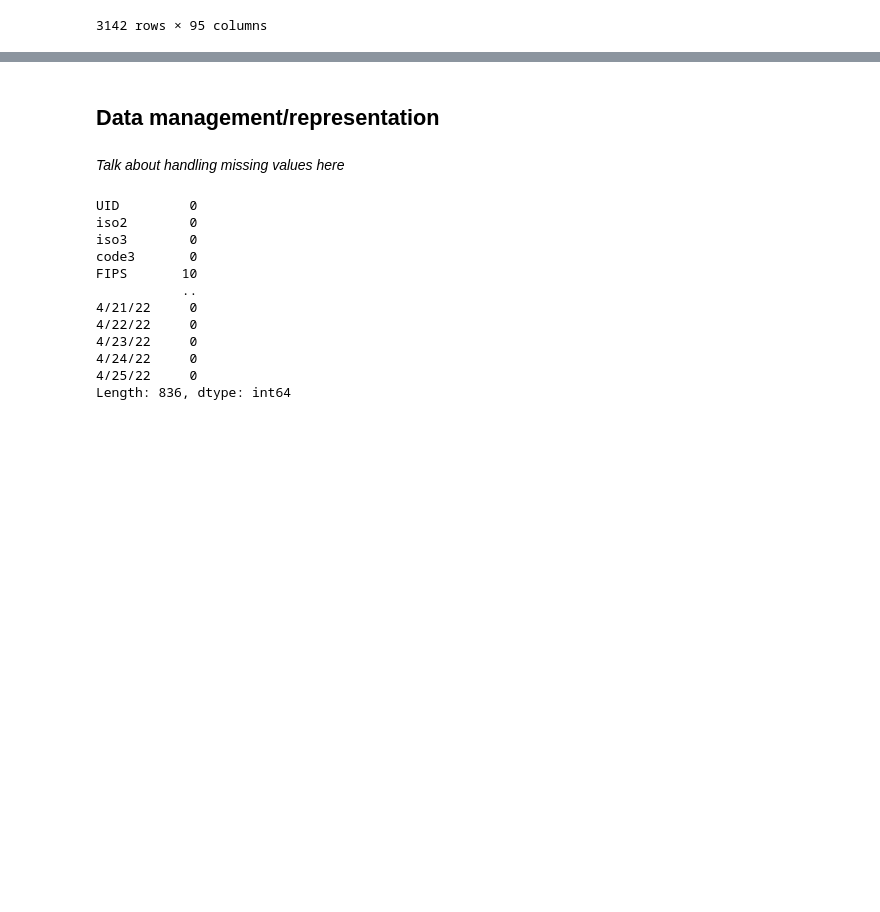
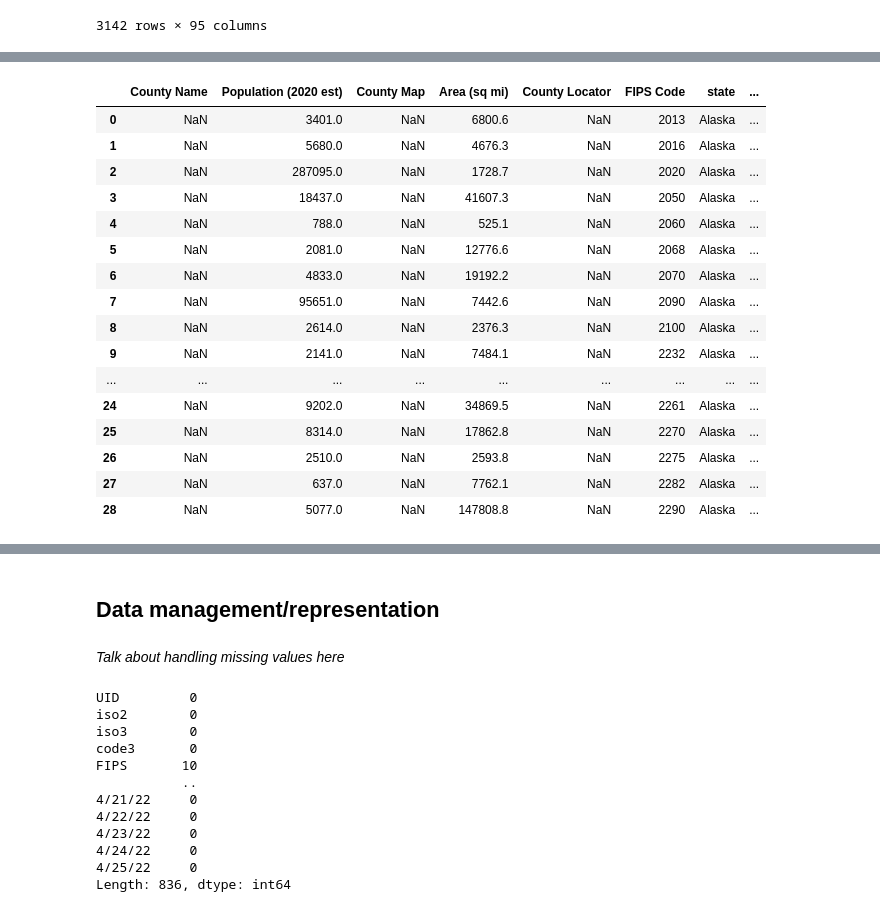
Before and after one commit to rwang0413/rwang4787.github.io, a Jupyter notebook: 320Final.ipynb, the cells around one changed output, grey strips where cells are left out. Drawn from its saved outputs; the diff is of its cells as text; code cells hidden in the pictures; blank space fills up the shorter version.

```diff
--- a/320Final.ipynb
+++ b/320Final.ipynb
@@ -56,0 +133,32 @@ counties
+# %%
+import requests
+from bs4 import BeautifulSoup
+
+# getting all state names
+state_names = np.unique(counties['state'])
+
+first = True
+
+county_area = None
+
+for state in state_names:
+    # Getting page contents and using bs4 to parse the data as HTML
+    param = "-".join(state.split(" "))
+    r = requests.get('https://gisgeography.com/' + param + '-county-map/')
+    root = BeautifulSoup(r.content, 'lxml')
+
+    # Finding the table
+    tb = root.findAll("table")
+
+    if (len(tb) > 0):
+        county = pd.read_html(tb[1].prettify())[0]
+        county['state'] = state
+
+        # first iteration when county_area dataframe is empty
+        if (first):
+            county_area = county
+            first = False
+
+        # combining our aggregated counties dataframe with the current iteration
+        else:
+            county_area = pd.concat([county_area, county])
@@ -56,0 +191,26 @@ counties
+# %%
+len(np.unique(confirmed_US["FIPS"]))
+county_area
+counties[counties["name"] == "Autauga County"]['pop']
+counties[counties["fips"] == 2195]
+county_area[county_area['FIPS Code'] == 2195]
+
+county_area[county_area['state'] == "Alaska"]
+# %% [output]
+|  | County Name | Population (2020 est) | County Map | Area (sq mi) | County Locator | FIPS Code | state | ... |
+| 0 | NaN | 3401.0 | NaN | 6800.6 | NaN | 2013 | Alaska | ... |
+| 1 | NaN | 5680.0 | NaN | 4676.3 | NaN | 2016 | Alaska | ... |
+| 2 | NaN | 287095.0 | NaN | 1728.7 | NaN | 2020 | Alaska | ... |
+| 3 | NaN | 18437.0 | NaN | 41607.3 | NaN | 2050 | Alaska | ... |
+| 4 | NaN | 788.0 | NaN | 525.1 | NaN | 2060 | Alaska | ... |
+| 5 | NaN | 2081.0 | NaN | 12776.6 | NaN | 2068 | Alaska | ... |
+| 6 | NaN | 4833.0 | NaN | 19192.2 | NaN | 2070 | Alaska | ... |
+| 7 | NaN | 95651.0 | NaN | 7442.6 | NaN | 2090 | Alaska | ... |
+| 8 | NaN | 2614.0 | NaN | 2376.3 | NaN | 2100 | Alaska | ... |
+| 9 | NaN | 2141.0 | NaN | 7484.1 | NaN | 2232 | Alaska | ... |
+| ... | ... | ... | ... | ... | ... | ... | ... | ... |
+| 24 | NaN | 9202.0 | NaN | 34869.5 | NaN | 2261 | Alaska | ... |
+| 25 | NaN | 8314.0 | NaN | 17862.8 | NaN | 2270 | Alaska | ... |
+| 26 | NaN | 2510.0 | NaN | 2593.8 | NaN | 2275 | Alaska | ... |
+| 27 | NaN | 637.0 | NaN | 7762.1 | NaN | 2282 | Alaska | ... |
+| 28 | NaN | 5077.0 | NaN | 147808.8 | NaN | 2290 | Alaska | ... |
```
Also changed, not shown: parts of 20 cells of this notebook.
